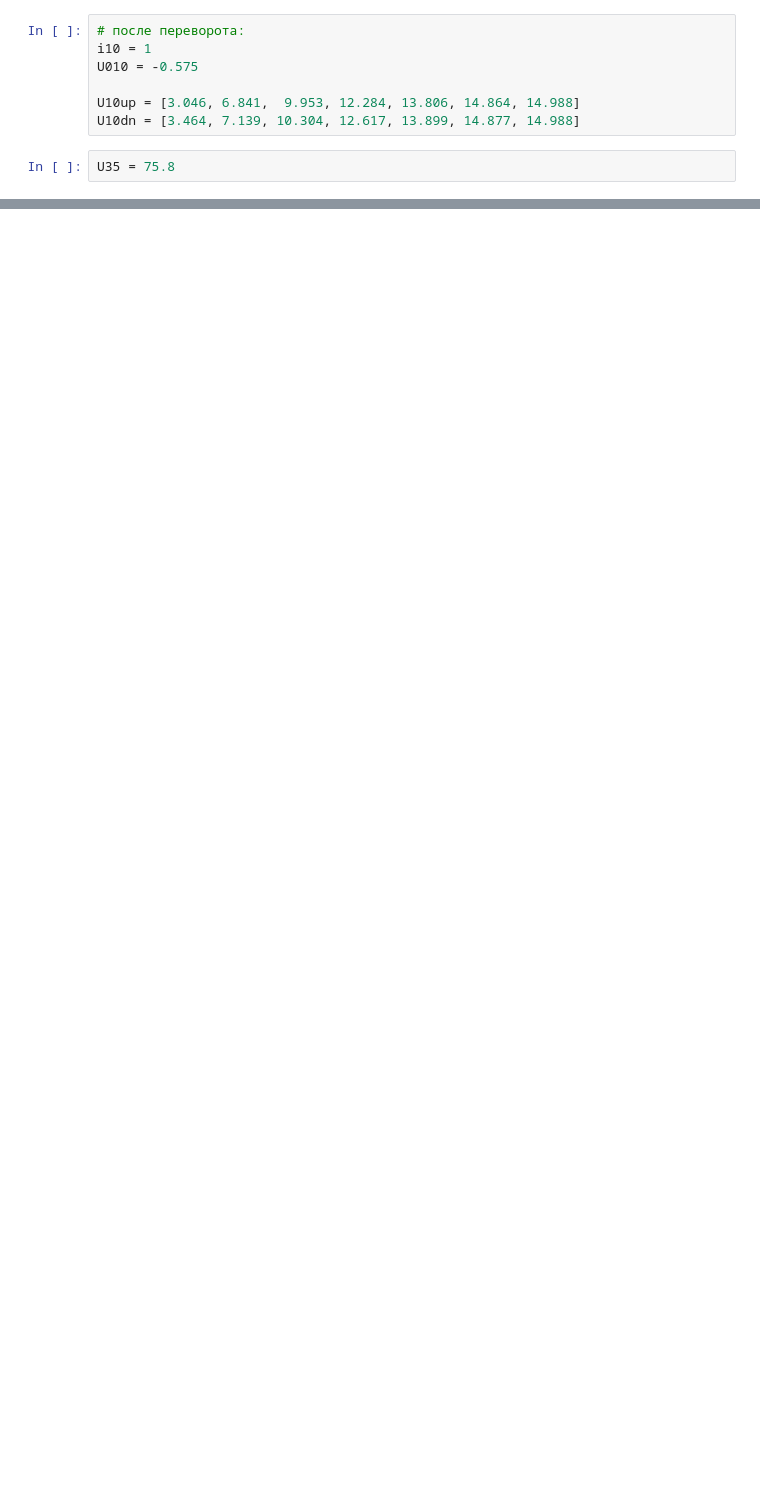
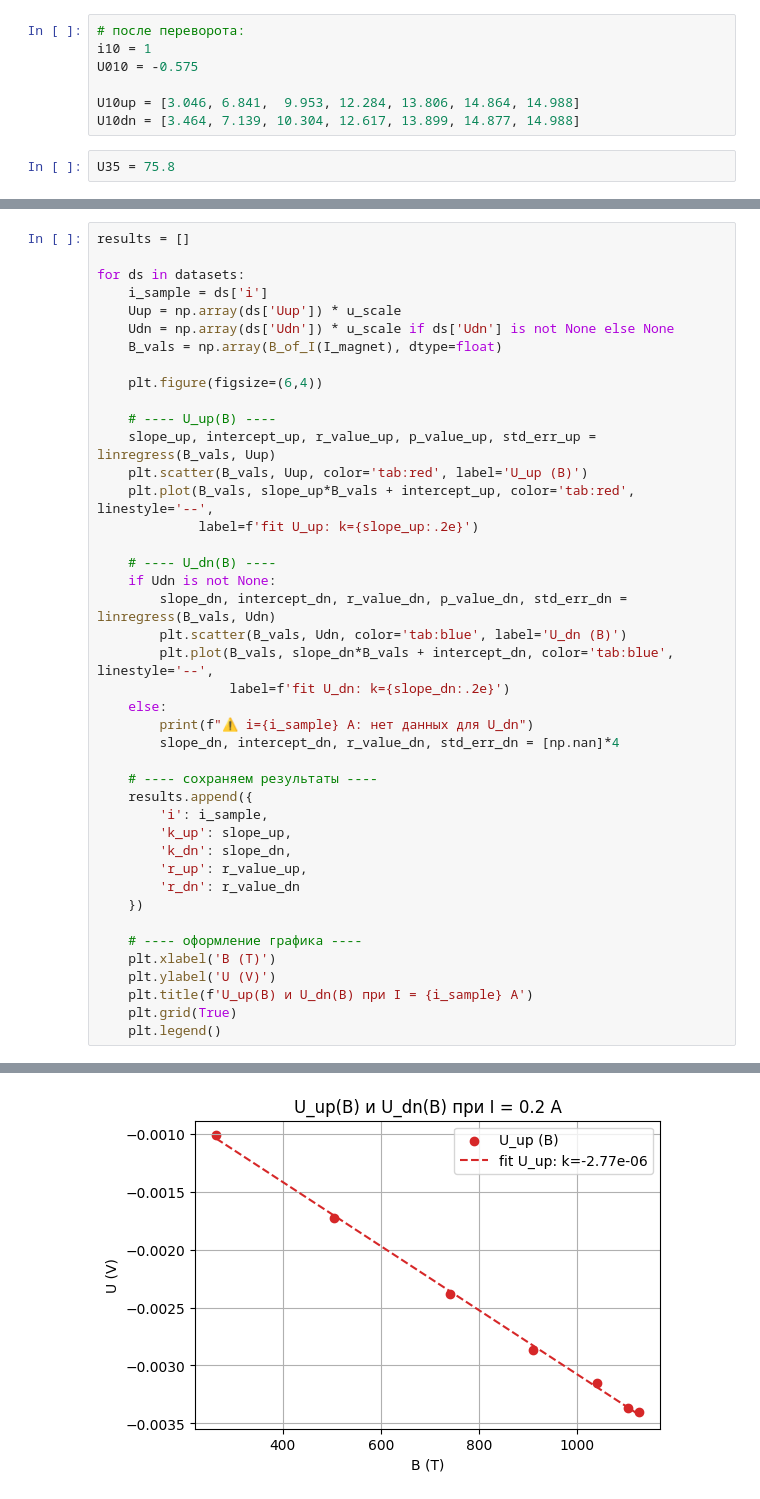
Before and after one commit to Bebriali/labs_ost, a Jupyter notebook: lab_3.3.4/lab.ipynb, the cells around one changed output, grey strips where cells are left out. Saved outputs shown, nothing was run; the diff lists cells and outputs as text; blank space fills up the shorter version.

```diff
--- a/lab_3.3.4/lab.ipynb
+++ b/lab_3.3.4/lab.ipynb
@@ -52,0 +148,43 @@ U35 = 75.8
+# %%
+results = []
+
+for ds in datasets:
+    i_sample = ds['i']
+    Uup = np.array(ds['Uup']) * u_scale
+    Udn = np.array(ds['Udn']) * u_scale if ds['Udn'] is not None else None
+    B_vals = np.array(B_of_I(I_magnet), dtype=float)
+
+    plt.figure(figsize=(6,4))
+
+    # ---- U_up(B) ----
+    slope_up, intercept_up, r_value_up, p_value_up, std_err_up = linregress(B_vals, Uup)
+    plt.scatter(B_vals, Uup, color='tab:red', label='U_up (B)')
+    plt.plot(B_vals, slope_up*B_vals + intercept_up, color='tab:red', linestyle='--',
+             label=f'fit U_up: k={slope_up:.2e}')
+
+    # ---- U_dn(B) ----
+    if Udn is not None:
+        slope_dn, intercept_dn, r_value_dn, p_value_dn, std_err_dn = linregress(B_vals, Udn)
+        plt.scatter(B_vals, Udn, color='tab:blue', label='U_dn (B)')
+        plt.plot(B_vals, slope_dn*B_vals + intercept_dn, color='tab:blue', linestyle='--',
+                 label=f'fit U_dn: k={slope_dn:.2e}')
+    else:
+        print(f"⚠️ i={i_sample} A: нет данных для U_dn")
+        slope_dn, intercept_dn, r_value_dn, std_err_dn = [np.nan]*4
+
+    # ---- сохраняем результаты ----
+    results.append({
+        'i': i_sample,
+        'k_up': slope_up,
+        'k_dn': slope_dn,
+        'r_up': r_value_up,
+        'r_dn': r_value_dn
+    })
+
+    # ---- оформление графика ----
+    plt.xlabel('B (T)')
+    plt.ylabel('U (V)')
+    plt.title(f'U_up(B) и U_dn(B) при I = {i_sample} A')
+    plt.grid(True)
+    plt.legend()
+# %% [output]
@@ -52,0 +192 @@ U35 = 75.8
+[figure, added]
```
Also changed, not shown: parts of 10 cells of this notebook, 1 other file.
